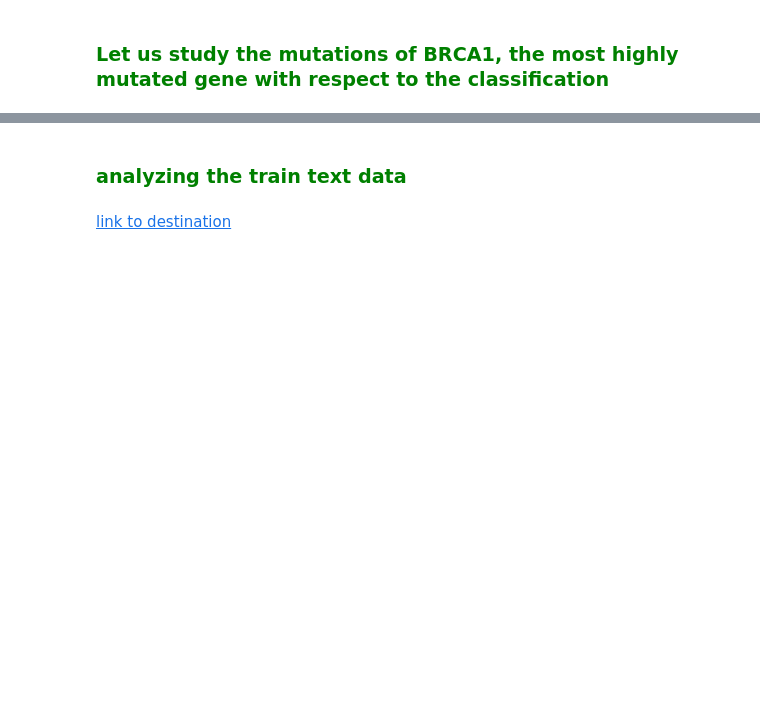
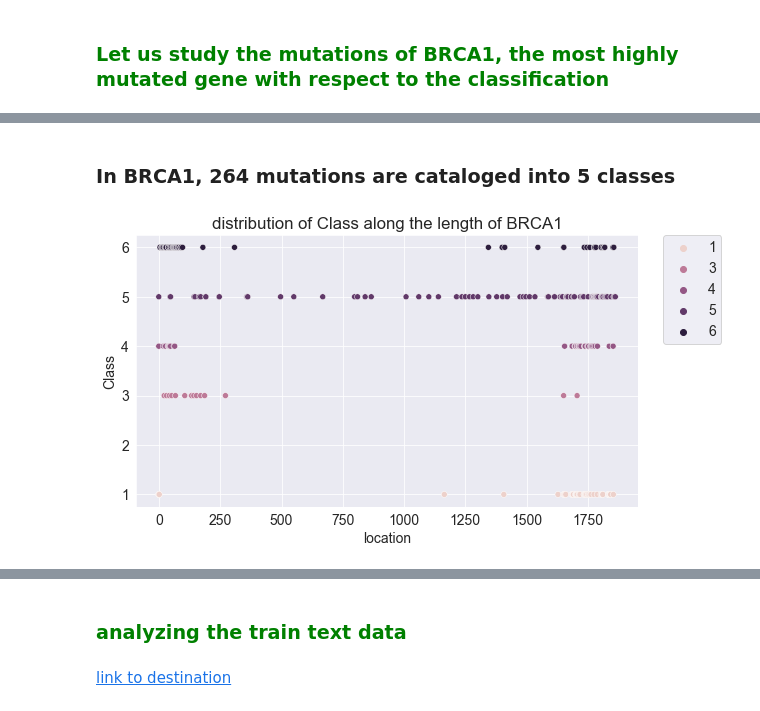
Before and after one commit to me-nobody/jovian-ml-project, a Jupyter notebook: jovian-ml-project-030122.ipynb, the cells around one changed output, grey strips where cells are left out. Saved outputs shown, nothing was run; the diff lists cells and outputs as text; code cells hidden in the pictures; blank space fills up the shorter version.

Commit message:
brca1 added

```diff
--- a/jovian-ml-project-030122.ipynb
+++ b/jovian-ml-project-030122.ipynb
@@ -583,2 +524,2 @@ nx.draw_networkx(G,alpha=0.6)
 # %%
-train_df[train_df['Gene'] == 'BRCA1']['Variation'].nunique()
+brca=train_df[train_df['Gene'] == 'BRCA1']
@@ -587 +526,9 @@ train_df[train_df['Gene'] == 'BRCA1']['Class'].nunique()
+# %%
+def integer_brca(val):
+    nval=val[1:-1]
+    try:
+        nval=int(nval)
+    except:
+        nval=-1
+    return nval
 # %%
@@ -601,0 +557,12 @@ class_5.groupby(['Text','Gene'],sort=False)['Variation'].count().reset_index()
+# %% [markdown]
+### In BRCA1, 264 mutations are cataloged into 5 classes
+# %%
+brca['location']=brca['Variation'].map(integer_brca)
+# %%
+brca.sort_values('location',inplace=True)
+# %%
+sns.scatterplot(data=brca,x='location',y='Class',hue='Class',y_jitter=True);
+plt.legend(bbox_to_anchor=(1.05, 1), loc=2, borderaxespad=0.);
+plt.title('distribution of Class along the length of BRCA1');
+# %% [output]
+[figure, added]
```
Also changed, not shown: parts of 52 cells of this notebook.
